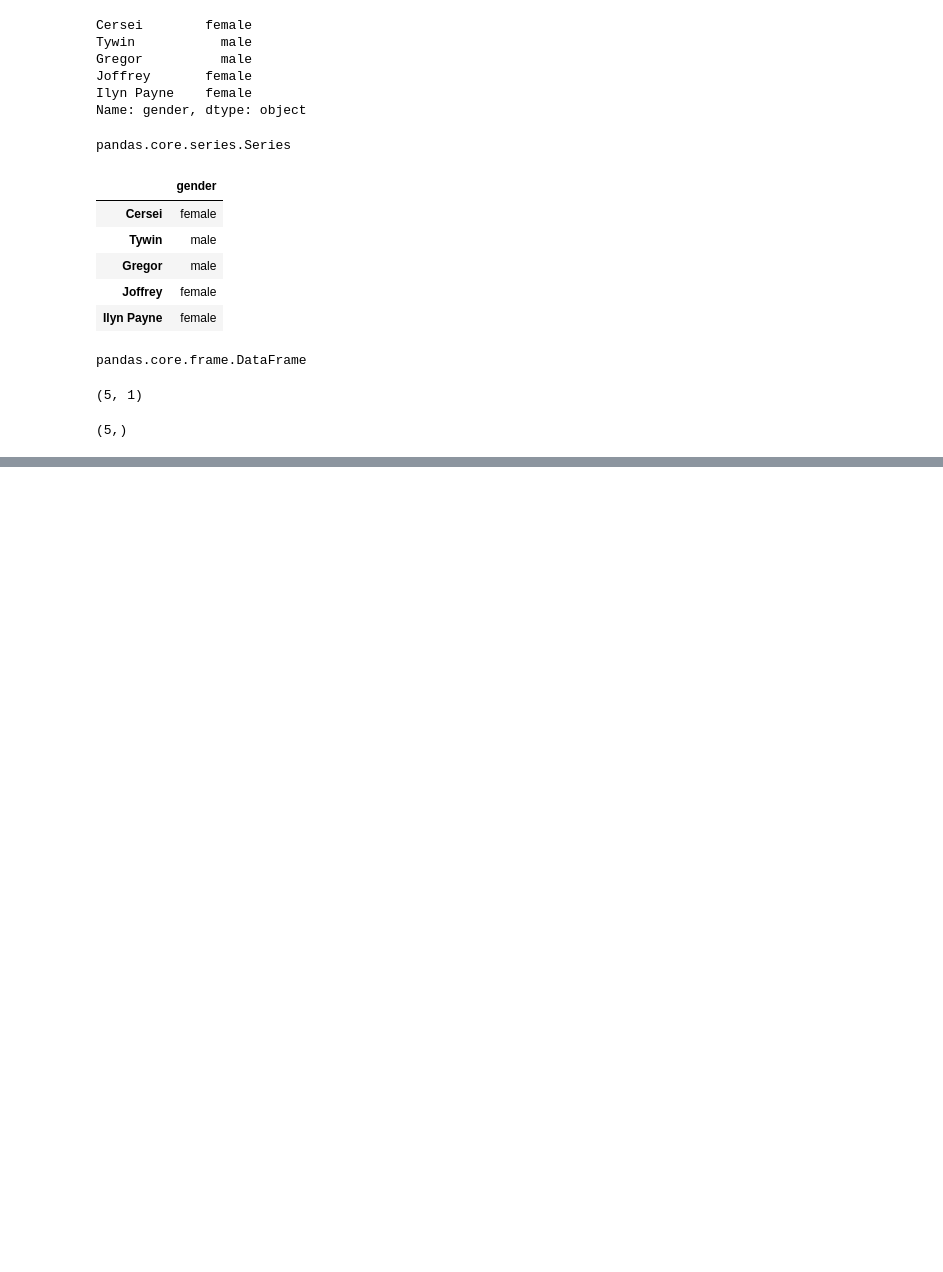
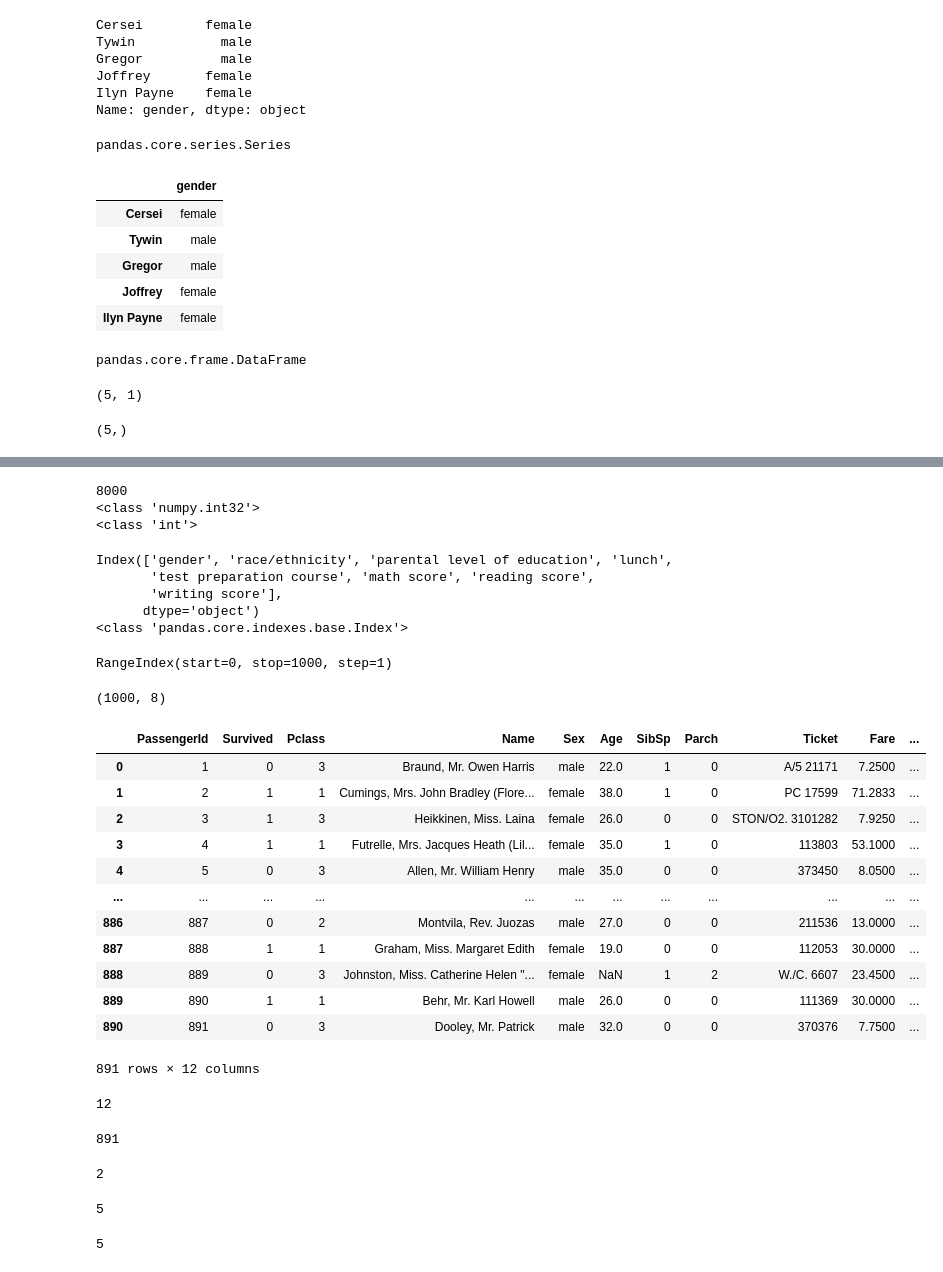
Before and after one commit to Dmitrysw/studies, a Jupyter notebook: karpov_intro_ml/intro.ipynb, the cells around one changed output, grey strips where cells are left out. Saved outputs shown, nothing was run; the diff lists cells and outputs as text; code cells hidden in the pictures; blank space fills up the shorter version.

```diff
--- a/karpov_intro_ml/intro.ipynb
+++ b/karpov_intro_ml/intro.ipynb
@@ -213,0 +331,28 @@ students_performance_with_names["gender"].shape
+# %%
+#df.size - "Return an int representing the number of elements in this object." - возвращает число ячеек (число строк, умноженное на число столбцов) в df
+print(students_performance.size)
+print(type(students_performance.size))
+# %% [output]
+8000
+<class 'numpy.int32'>
+<class 'int'>
+# %%
+#df.columns - "The column labels of the DataFrame." - возвращает коллекцию с названиями колонок
+print(students_performance.columns)
+print(type(students_performance.columns))
+# %% [output]
+Index(['gender', 'race/ethnicity', 'parental level of education', 'lunch',
+       'test preparation course', 'math score', 'reading score',
+       'writing score'],
+      dtype='object')
+<class 'pandas.core.indexes.base.Index'>
+# %%
+#df.index - "The index (row labels) of the DataFrame." - возвращает коллекцию с индексом всех строк
+students_performance.index
+# %% [output]
+RangeIndex(start=0, stop=1000, step=1)
+# %%
+#df.shape - "Return a tuple representing the dimensionality of the DataFrame." Возвращает коллекцию с индексом всех строк.
+students_performance.shape
+# %% [output]
+(1000, 8)
@@ -213,0 +371,42 @@ students_performance_with_names["gender"].shape
+# %%
+titanic = pd.read_csv("E:\code\studies\karpov_intro_ml\\titanic.csv")
+titanic
+# %% [output]
+|  | PassengerId | Survived | Pclass | Name | Sex | Age | SibSp | Parch | Ticket | Fare | ... |
+| 0 | 1 | 0 | 3 | Braund, Mr. Owen Harris | male | 22.0 | 1 | 0 | A/5 21171 | 7.2500 | ... |
+| 1 | 2 | 1 | 1 | Cumings, Mrs. John Bradley (Flore... | female | 38.0 | 1 | 0 | PC 17599 | 71.2833 | ... |
+| 2 | 3 | 1 | 3 | Heikkinen, Miss. Laina | female | 26.0 | 0 | 0 | STON/O2. 3101282 | 7.9250 | ... |
+| 3 | 4 | 1 | 1 | Futrelle, Mrs. Jacques Heath (Lil... | female | 35.0 | 1 | 0 | 113803 | 53.1000 | ... |
+| 4 | 5 | 0 | 3 | Allen, Mr. William Henry | male | 35.0 | 0 | 0 | 373450 | 8.0500 | ... |
+| ... | ... | ... | ... | ... | ... | ... | ... | ... | ... | ... | ... |
+| 886 | 887 | 0 | 2 | Montvila, Rev. Juozas | male | 27.0 | 0 | 0 | 211536 | 13.0000 | ... |
+| 887 | 888 | 1 | 1 | Graham, Miss. Margaret Edith | female | 19.0 | 0 | 0 | 112053 | 30.0000 | ... |
+| 888 | 889 | 0 | 3 | Johnston, Miss. Catherine Helen "... | female | NaN | 1 | 2 | W./C. 6607 | 23.4500 | ... |
+| 889 | 890 | 1 | 1 | Behr, Mr. Karl Howell | male | 26.0 | 0 | 0 | 111369 | 30.0000 | ... |
+| 890 | 891 | 0 | 3 | Dooley, Mr. Patrick | male | 32.0 | 0 | 0 | 370376 | 7.7500 | ... |
+891 rows × 12 columns
+# %%
+#Число колонок в представленном датафрэйме.
+(titanic.shape)[1]
+# %% [output]
+12
+# %%
+#Число строк
+(titanic.shape)[0]
+# %% [output]
+891
+# %%
+#Число колонок типа float
+((titanic.select_dtypes(include = float)).shape)[1]
+# %% [output]
+2
+# %%
+#Число колонок типа int
+titanic.dtypes[titanic.dtypes=='int64'].count()
+# %% [output]
+5
+# %%
+#Число колонок типа object
+((titanic.select_dtypes(include = object)).shape)[1]
+# %% [output]
+5
```
Also changed, not shown: parts of 11 cells of this notebook.
